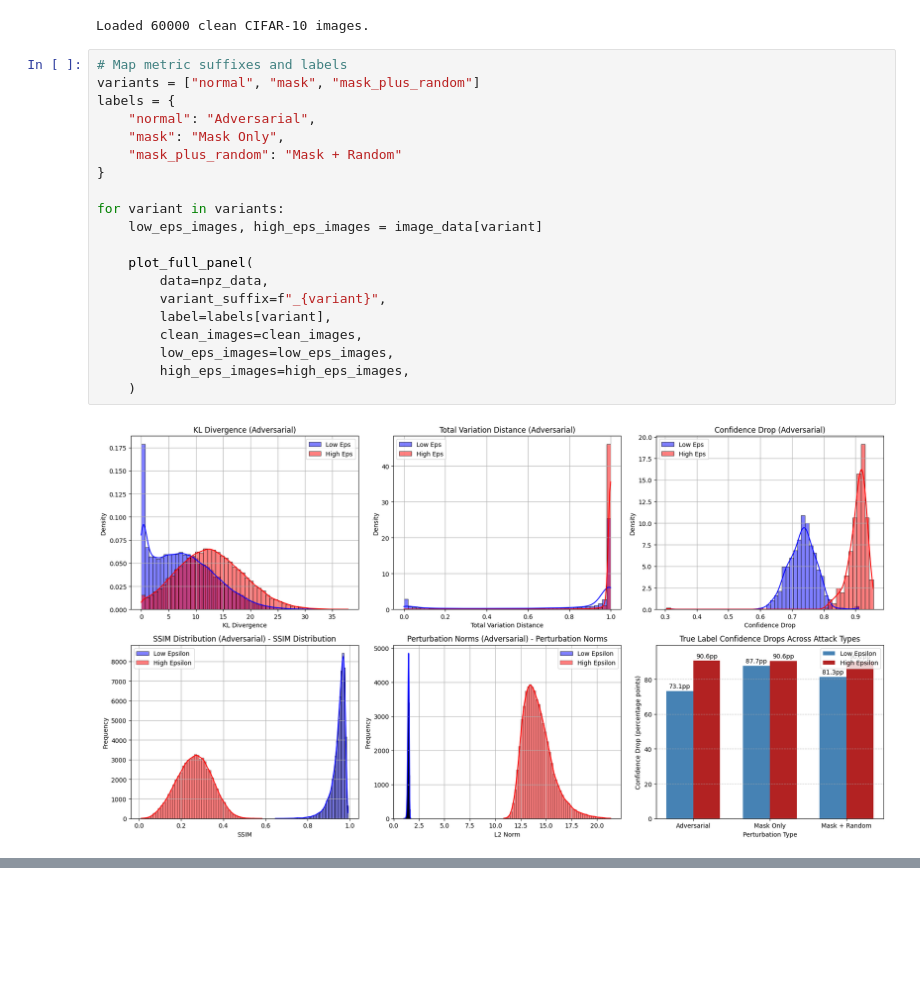
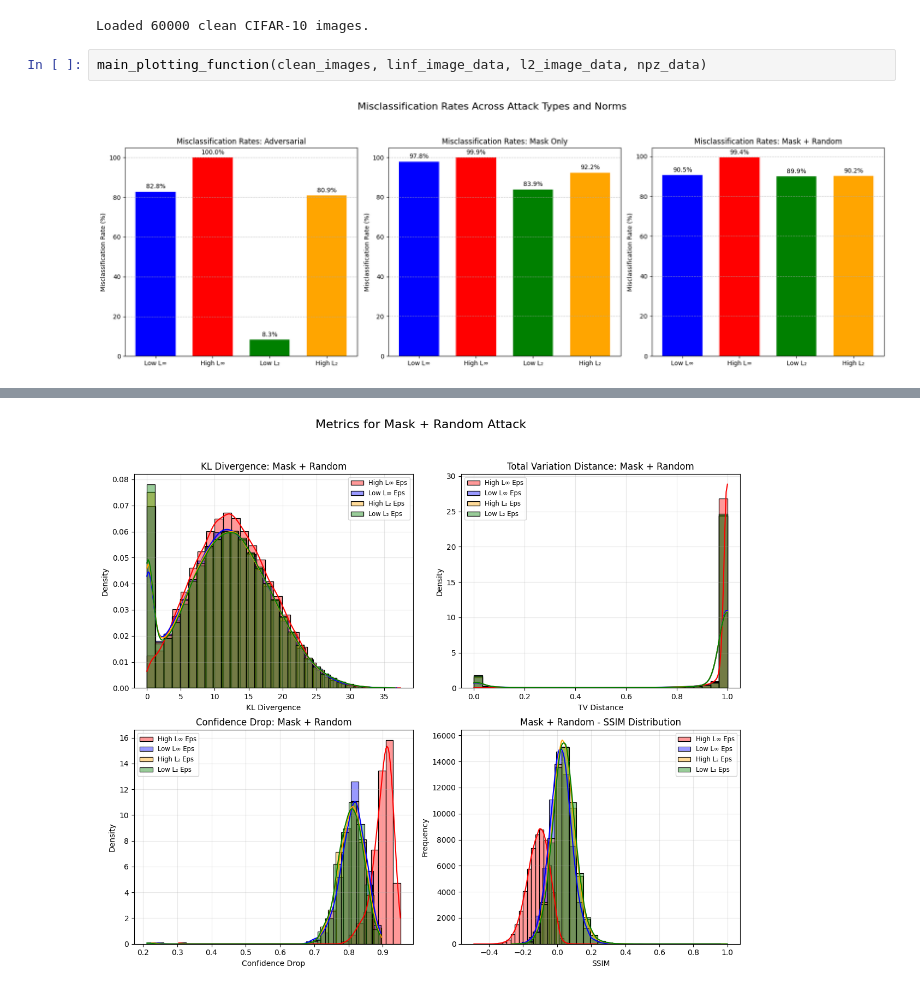
Before and after one commit to hectorxm25/distribution-shift, a Jupyter notebook: adversarial/plot.ipynb, the cells around one changed output, grey strips where cells are left out. Saved outputs shown, nothing was run; the diff lists cells and outputs as text; blank space fills up the shorter version.

```diff
--- a/adversarial/plot.ipynb
+++ b/adversarial/plot.ipynb
@@ -387,24 +409,6 @@ print(f"Loaded {clean_images.shape[0]} clean CIFAR-10 images.")  # Should print
 # %% [output]
 Loaded 60000 clean CIFAR-10 images.
 # %%
-# Map metric suffixes and labels
-variants = ["normal", "mask", "mask_plus_random"]
-labels = {
-    "normal": "Adversarial",
-    "mask": "Mask Only",
-    "mask_plus_random": "Mask + Random"
-}
-
-for variant in variants:
-    low_eps_images, high_eps_images = image_data[variant]
-
-    plot_full_panel(
-        data=npz_data,
-        variant_suffix=f"_{variant}",
-        label=labels[variant],
-        clean_images=clean_images,
-        low_eps_images=low_eps_images,
-        high_eps_images=high_eps_images,
-    )
+main_plotting_function(clean_images, linf_image_data, l2_image_data, npz_data)
 # %% [output]
-[figure, old version]
+[figure, new version]
@@ -412,0 +417 @@ for variant in variants:
+[figure, added]
```
Also changed, not shown: parts of 4 cells of this notebook, 2 other files.
